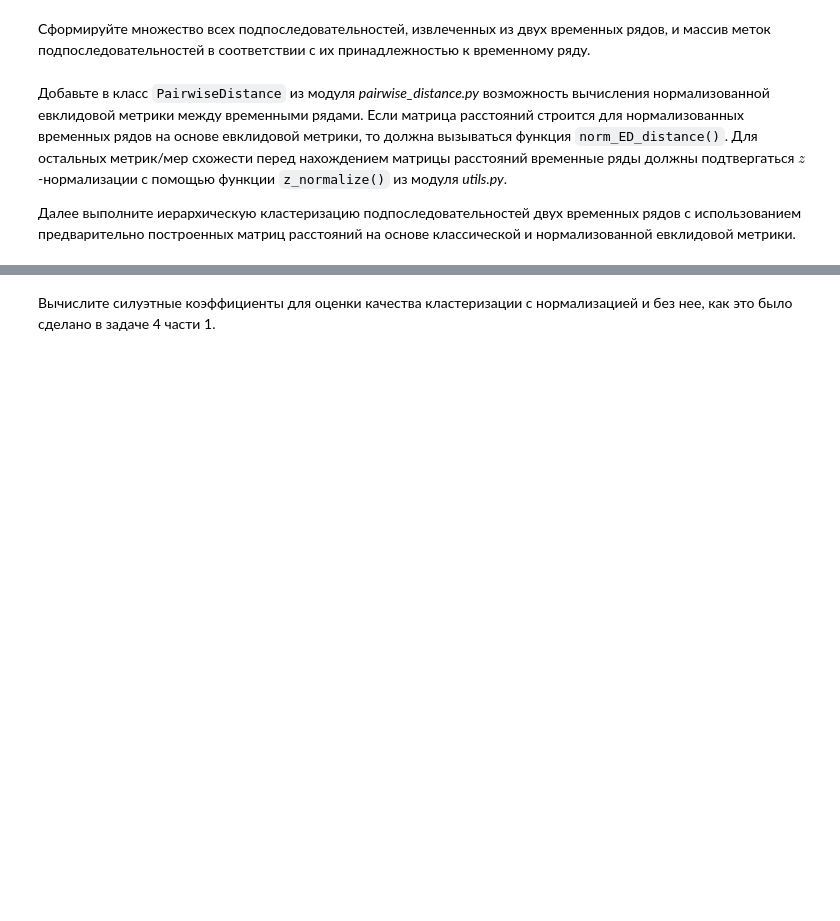
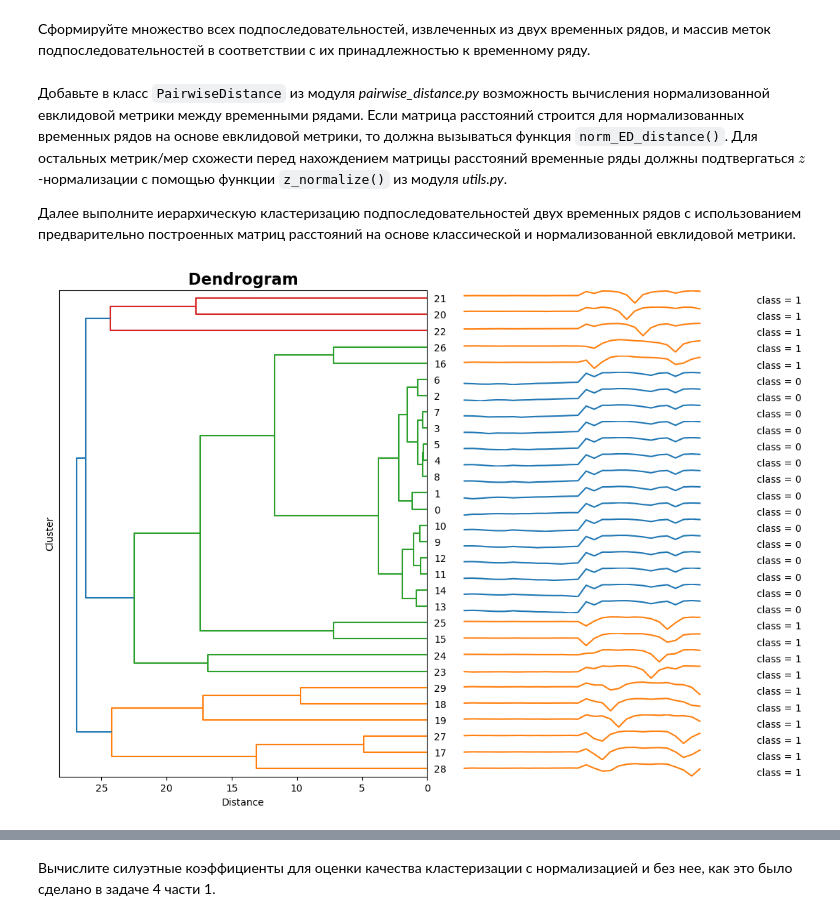
Before and after one commit to foghpp/2024-Ushakov-TimeSeriesCourse, a Jupyter notebook: practice/01 Basics/01 Basics.ipynb, the cells around one changed output, grey strips where cells are left out. Drawn from its saved outputs; the diff is of its cells as text; code cells hidden in the pictures; blank space fills up the shorter version.

```diff
--- a/practice/01 Basics/01 Basics.ipynb
+++ b/practice/01 Basics/01 Basics.ipynb
@@ -295,0 +307,11 @@ labels = np.array([0]*subs_set1[0:15].shape[0] + [1]*subs_set2[0:15].shape[0])
+# %%
+matrix_euclidean = PairwiseDistance(metric='euclidean').calculate(subs_set)
+matrix_norm_euclidean = PairwiseDistance(
+    metric='euclidean', is_normalize=True
+).calculate(subs_set)
+# %%
+clustering = TimeSeriesHierarchicalClustering(n_clusters=2)
+labels_euclidean = clustering.fit_predict(matrix_euclidean)
+clustering.plot_dendrogram(matrix_euclidean, labels)
+# %% [output]
+[figure, added]
```
Also changed, not shown: parts of 10 cells of this notebook, 2 other files.
